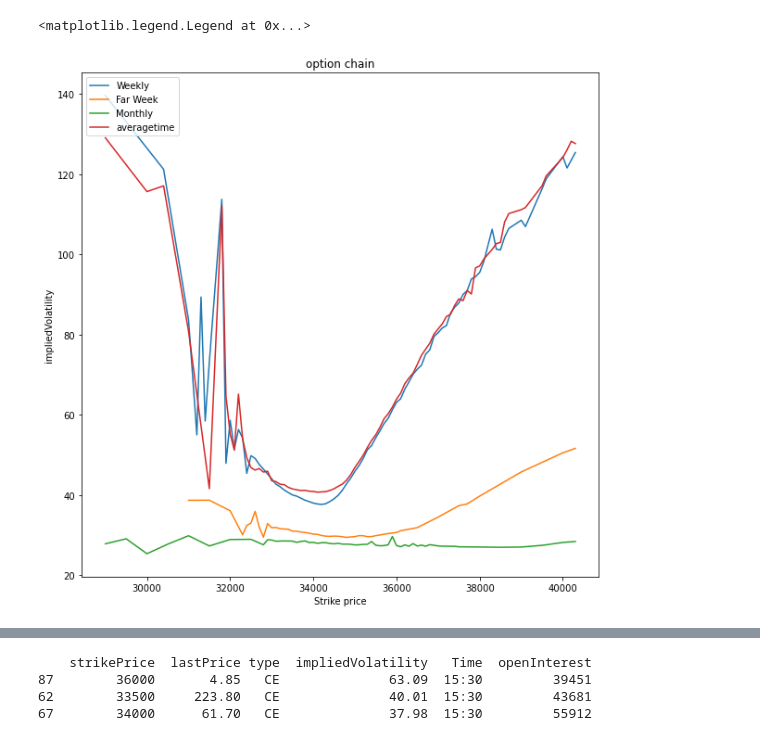
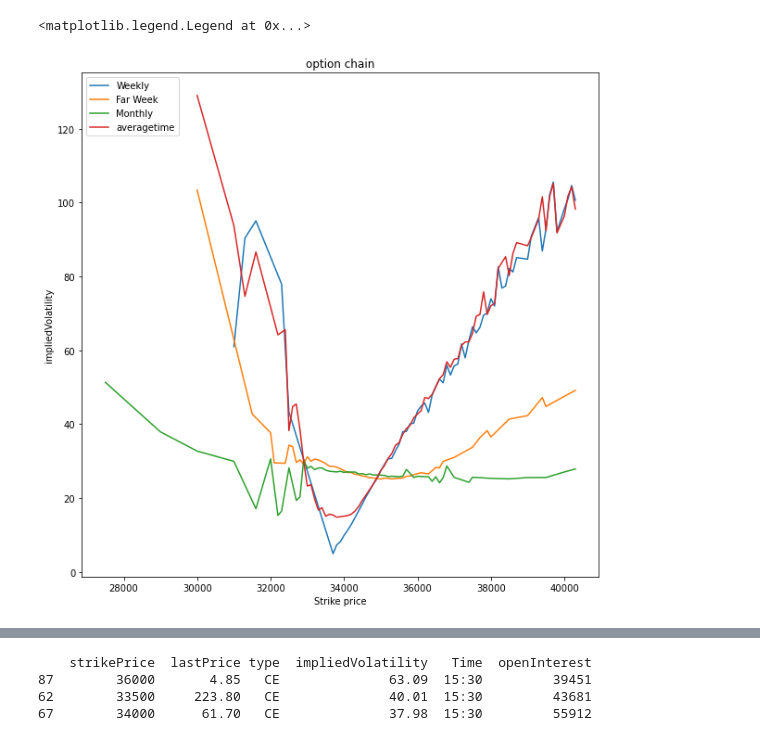
Before and after one commit to SanjotRaibagkar/mokshtech, a Jupyter notebook: stock_predictor/optionvaluecalculation/OptionChain/plotoptionchainData.ipynb, the cells around one changed output, grey strips where cells are left out. Saved outputs shown, nothing was run; the diff lists cells and outputs as text; code cells hidden in the pictures.

Commit message:
aDDED DATA FILES

```diff
--- a/stock_predictor/optionvaluecalculation/OptionChain/plotoptionchainData.ipynb
+++ b/stock_predictor/optionvaluecalculation/OptionChain/plotoptionchainData.ipynb
@@ -25,7 +25,7 @@ def readJson(filename):
     #print(data)
     return data
 # %%
-df_list = readJson("oi_data_records_310321.json")
+df_list = readJson("oi_data_records_010421.json")
 df = pd.DataFrame()
 for item in df_list:
     df = pd.concat([df,pd.DataFrame(item)])
@@ -72,5 +72,5 @@ plt.legend(loc="upper left")
 <matplotlib.legend.Legend at 0x...>
-[figure, old version]
+[figure, new version]
 # %%
 
 strikelist = [34000,34500, 35000,35500,36000]
```
Also changed, not shown: parts of 1 cell of this notebook, 15 other files.
